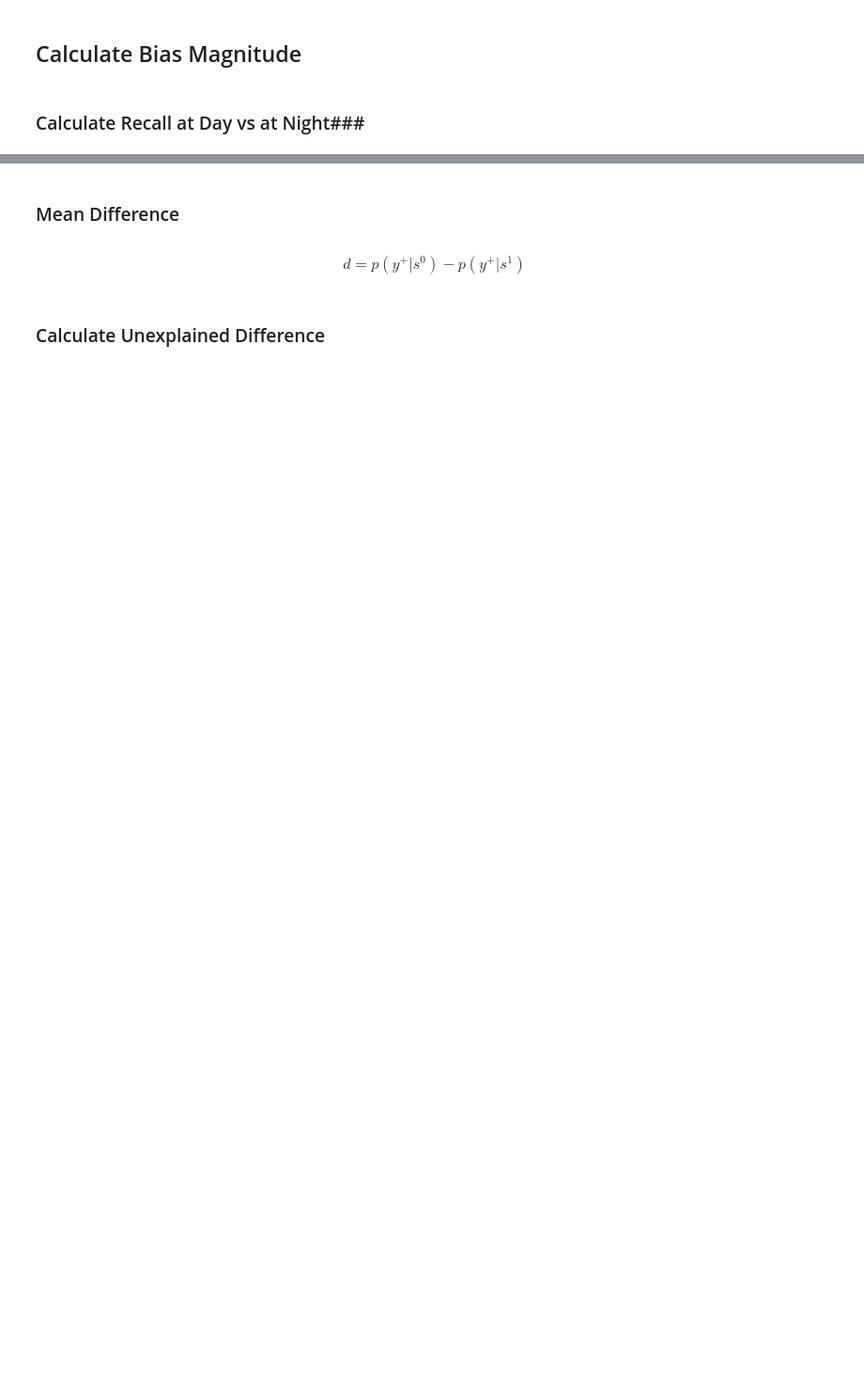
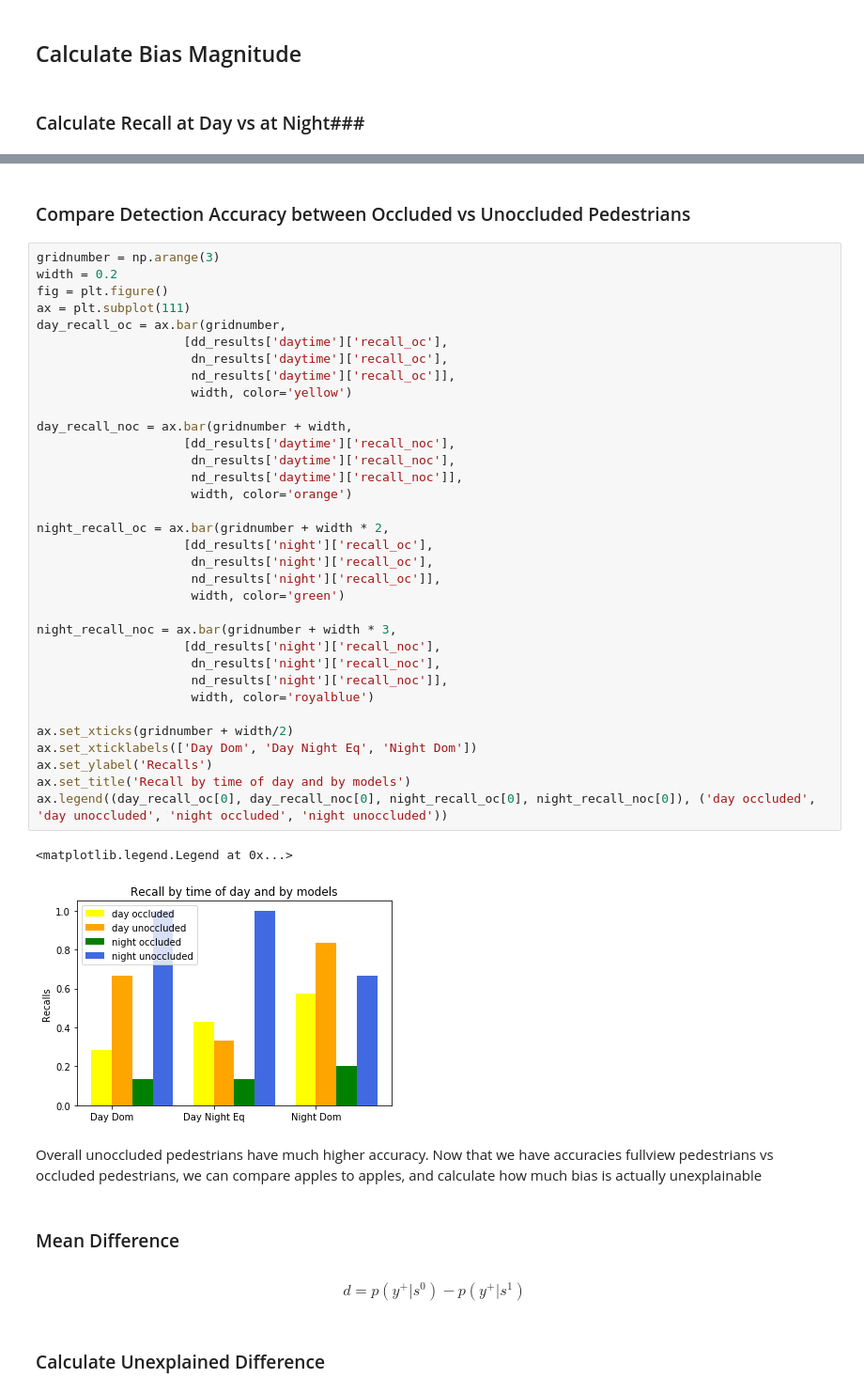
Before and after one commit to noya/strata-bias-demo, a Jupyter notebook: Bias_Detection_v2.ipynb, the cells around one changed output, grey strips where cells are left out. Shown at 94% size. Drawn from its saved outputs; the diff is of its cells as text; blank space fills up the shorter version.

```diff
--- a/Bias_Detection_v2.ipynb
+++ b/Bias_Detection_v2.ipynb
@@ -347,3 +366,45 @@ daytime Recall 0.6923076923076923
+# %% [markdown]
+### Compare Detection Accuracy between Occluded vs Unoccluded Pedestrians ###
+# %%
+gridnumber = np.arange(3)
+width = 0.2
+fig = plt.figure()
+ax = plt.subplot(111)
+day_recall_oc = ax.bar(gridnumber,
+                    [dd_results['daytime']['recall_oc'],
+                     dn_results['daytime']['recall_oc'],
+                     nd_results['daytime']['recall_oc']],
+                     width, color='yellow')
+
+day_recall_noc = ax.bar(gridnumber + width,
+                    [dd_results['daytime']['recall_noc'],
+                     dn_results['daytime']['recall_noc'],
+                     nd_results['daytime']['recall_noc']],
+                     width, color='orange')
+
+night_recall_oc = ax.bar(gridnumber + width * 2,
+                    [dd_results['night']['recall_oc'],
+                     dn_results['night']['recall_oc'],
+                     nd_results['night']['recall_oc']],
+                     width, color='green')
+
+night_recall_noc = ax.bar(gridnumber + width * 3,
+                    [dd_results['night']['recall_noc'],
+                     dn_results['night']['recall_noc'],
+                     nd_results['night']['recall_noc']],
+                     width, color='royalblue')
+
+ax.set_xticks(gridnumber + width/2)
+ax.set_xticklabels(['Day Dom', 'Day Night Eq', 'Night Dom'])
+ax.set_ylabel('Recalls')
+ax.set_title('Recall by time of day and by models')
+ax.legend((day_recall_oc[0], day_recall_noc[0], night_recall_oc[0], night_recall_noc[0]), ('day occluded', 'day unoccluded', 'night occluded', 'night unoccluded'))
+# %% [output]
+<matplotlib.legend.Legend at 0x...>
+[figure, added]
+# %% [markdown]
+Overall unoccluded pedestrians have much higher accuracy.
+Now that we have accuracies fullview pedestrians vs occluded pedestrians, we can compare apples to apples, and calculate how much bias is actually unexplainable
 # %% [markdown]
 ### Mean Difference ###
 # %% [markdown]
```
Also changed, not shown: parts of 39 cells of this notebook, 2 other files.
